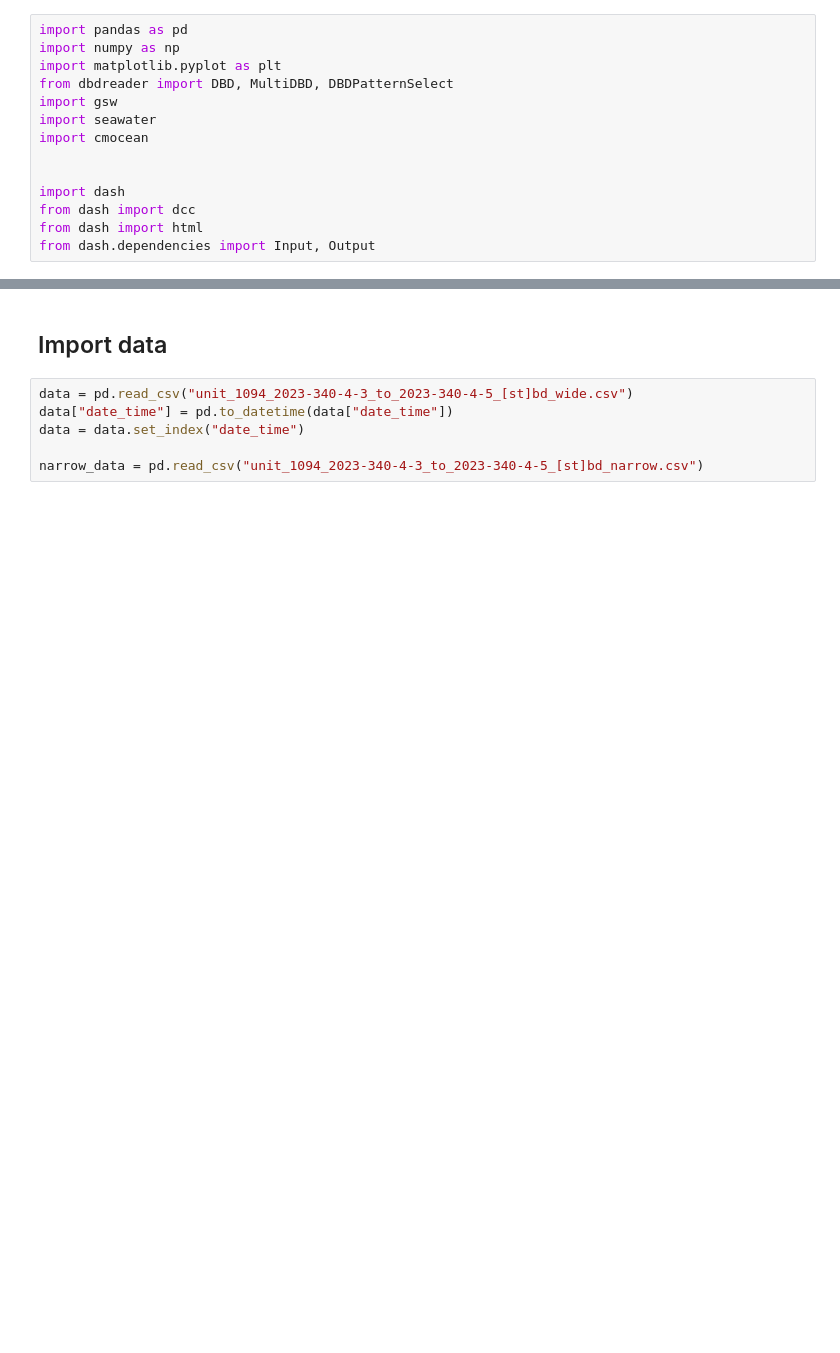
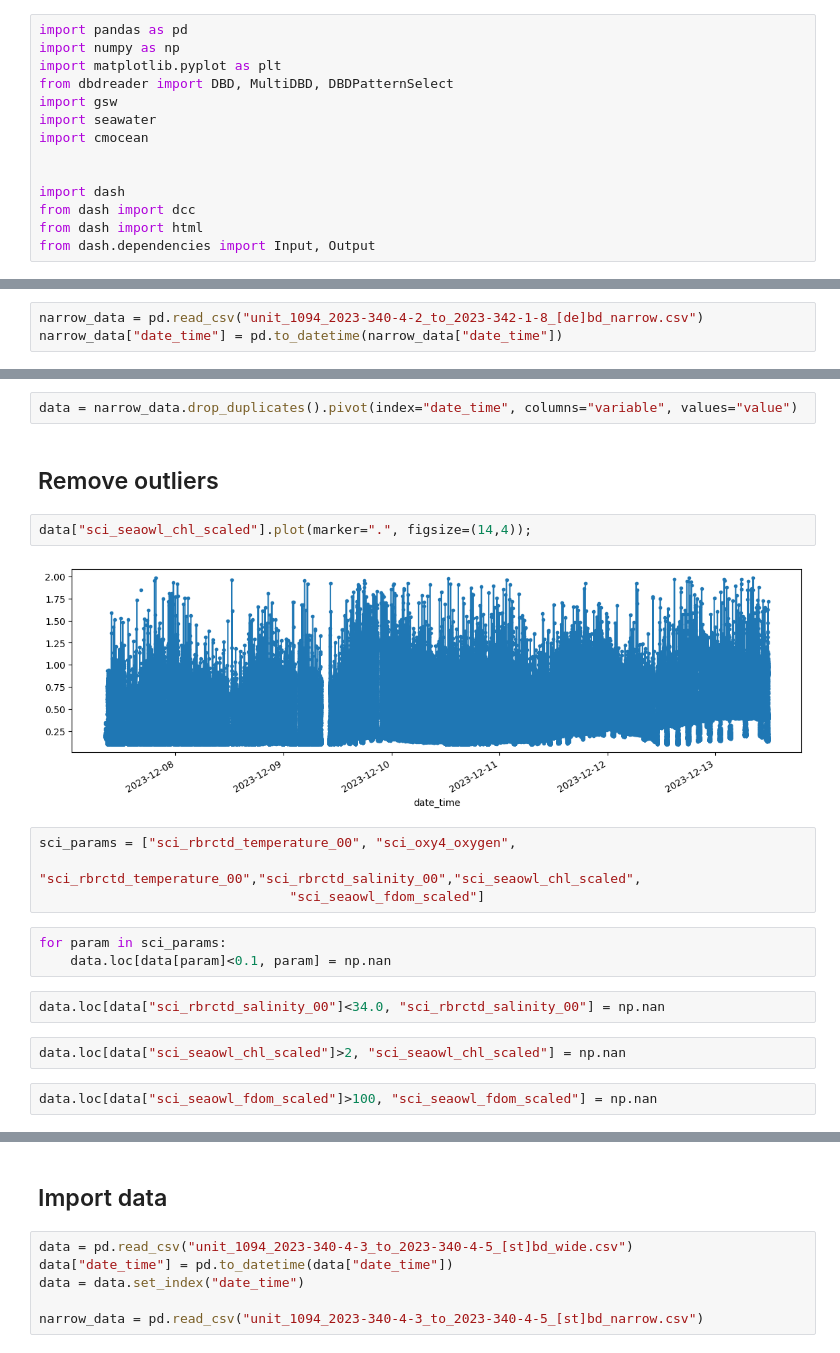
Before and after one commit to PNBOIA-Brasil/glider, a Jupyter notebook: binary_data/ressurgencia/data_processing.ipynb, the cells around one changed output, grey strips where cells are left out. Saved outputs shown, nothing was run; the diff lists cells and outputs as text; blank space fills up the shorter version.

Commit message:
ressurgencia vi dbd and ebd processing and plots

```diff
--- a/binary_data/ressurgencia/data_processing.ipynb
+++ b/binary_data/ressurgencia/data_processing.ipynb
@@ -14,0 +17,3 @@ from dash.dependencies import Input, Output
+# %%
+narrow_data = pd.read_csv("unit_1094_2023-340-4-2_to_2023-342-1-8_[de]bd_narrow.csv")
+narrow_data["date_time"] = pd.to_datetime(narrow_data["date_time"])
@@ -14,0 +36,21 @@ from dash.dependencies import Input, Output
+# %%
+data = narrow_data.drop_duplicates().pivot(index="date_time", columns="variable", values="value")
+# %% [markdown]
+## Remove outliers
+# %%
+data["sci_seaowl_chl_scaled"].plot(marker=".", figsize=(14,4));
+# %% [output]
+[figure, added]
+# %%
+sci_params = ["sci_rbrctd_temperature_00", "sci_oxy4_oxygen",
+                                "sci_rbrctd_temperature_00","sci_rbrctd_salinity_00","sci_seaowl_chl_scaled",
+                                "sci_seaowl_fdom_scaled"]
+# %%
+for param in sci_params:
+    data.loc[data[param]<0.1, param] = np.nan
+# %%
+data.loc[data["sci_rbrctd_salinity_00"]<34.0, "sci_rbrctd_salinity_00"] = np.nan
+# %%
+data.loc[data["sci_seaowl_chl_scaled"]>2, "sci_seaowl_chl_scaled"] = np.nan
+# %%
+data.loc[data["sci_seaowl_fdom_scaled"]>100, "sci_seaowl_fdom_scaled"] = np.nan
```
Also changed, not shown: parts of 12 cells of this notebook, 1 other file.
